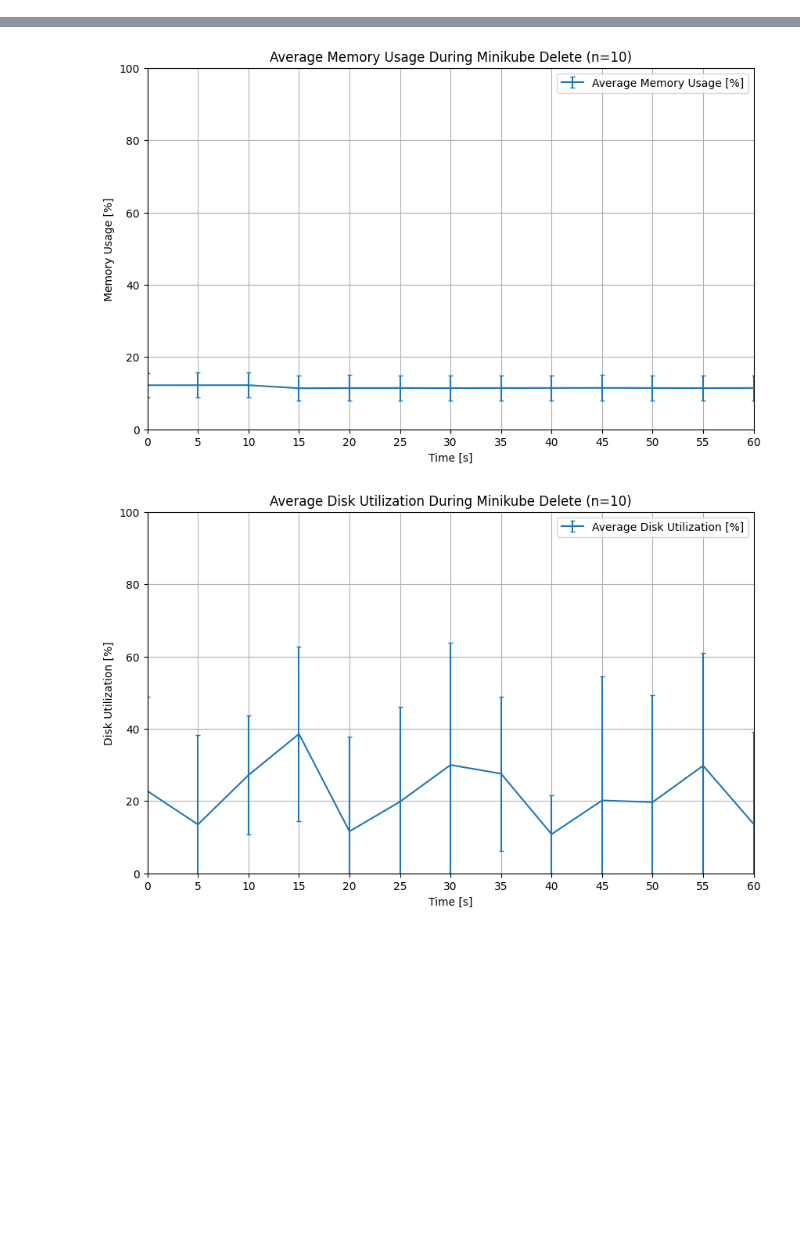
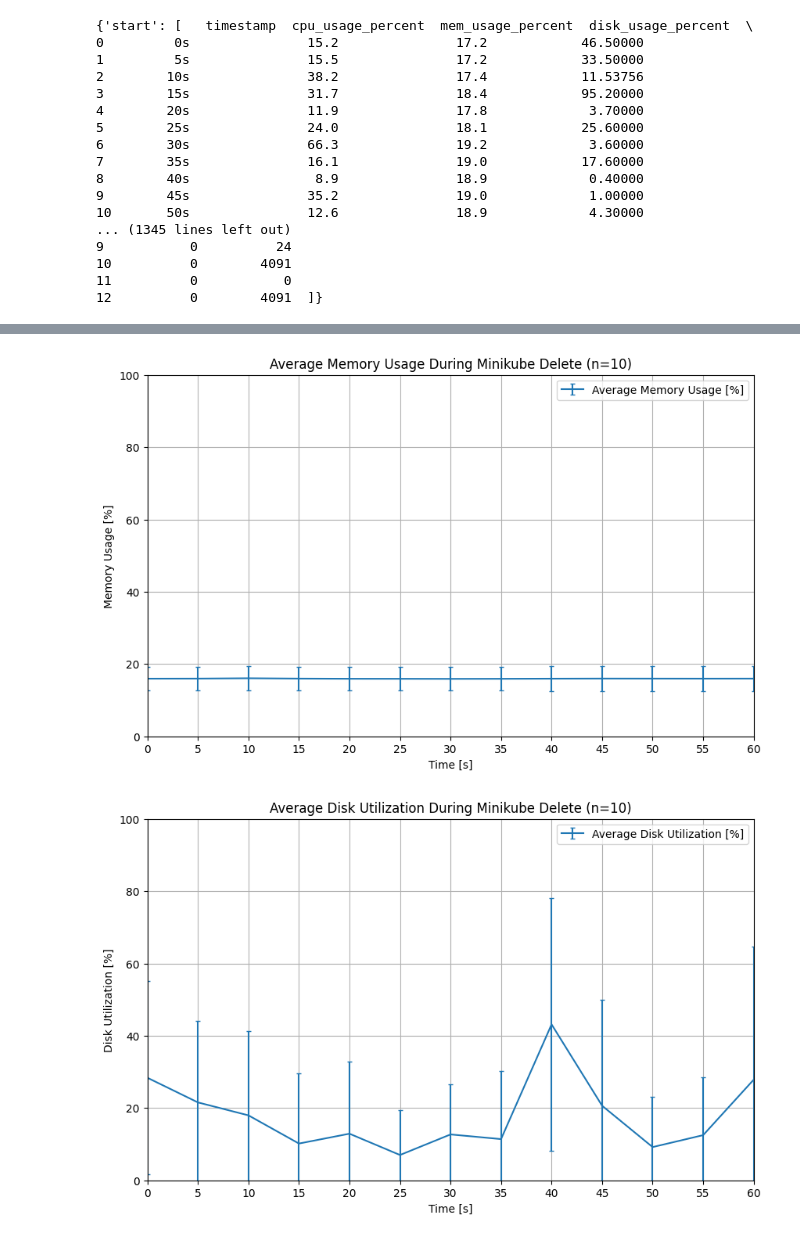
Before and after one commit to luszczewskakasia/IoT-database-webapp, a Jupyter notebook: display_metrics.ipynb, the cells around one changed output, grey strips where cells are left out. Drawn from its saved outputs; the diff is of its cells as text; code cells hidden in the pictures; blank space fills up the shorter version.

```diff
--- a/display_metrics.ipynb
+++ b/display_metrics.ipynb
@@ -3,10 +3,8 @@ import pandas as pd
 import matplotlib.pyplot as plt
 import numpy as np
 
-# Number of CSV files to process
 NUM_FILES = 10
 
-# Dictionary to store DataFrames for each phase
 phases_data = {
     'start': [],
     'deployment': [],
@@ -16,10 +14,12 @@ phases_data = {
 
 # Read all CSV files
 for i in range(1, NUM_FILES + 1):
-    phases_data['start'].append(pd.read_csv(f"k3s-cpu_mem/start_{i}.csv"))
-    phases_data['deployment'].append(pd.read_csv(f"k3s-cpu_mem/deployment_{i}.csv"))
-    phases_data['end'].append(pd.read_csv(f"k3s-cpu_mem/end_{i}.csv"))
-    phases_data['delete'].append(pd.read_csv(f"k3s-cpu_mem/delete_{i}.csv"))
+    phases_data['start'].append(pd.read_csv(f"minikube_cpu_mem_disk/start_{i}.csv"))
+    phases_data['deployment'].append(pd.read_csv(f"minikube_cpu_mem_disk/deployment_{i}.csv"))
+    phases_data['end'].append(pd.read_csv(f"minikube_cpu_mem_disk/end_{i}.csv"))
+    phases_data['delete'].append(pd.read_csv(f"minikube_cpu_mem_disk/delete_{i}.csv"))
+
+print(phases_data)
 
 # Calculate averages and standard deviations for each phase
 avg_metrics = {}
@@ -109,3 +109,20 @@ for phase, data in avg_metrics.items():
     plt.legend()
     plt.show()
 # %% [output]
+{'start': [   timestamp  cpu_usage_percent  mem_usage_percent  disk_usage_percent  \
+0         0s               15.2               17.2            46.50000
+1         5s               15.5               17.2            33.50000
+2        10s               38.2               17.4            11.53756
+3        15s               31.7               18.4            95.20000
+4        20s               11.9               17.8             3.70000
+5        25s               24.0               18.1            25.60000
+6        30s               66.3               19.2             3.60000
+7        35s               16.1               19.0            17.60000
+8        40s                8.9               18.9             0.40000
+9        45s               35.2               19.0             1.00000
+10       50s               12.6               18.9             4.30000
+... (1345 lines left out)
+9           0          24
+10          0        4091
+11          0           0
+12          0        4091  ]}
@@ -122,2 +139,2 @@ for phase, data in avg_metrics.items():
-[figure, old version]
+[figure, new version]
-[figure, old version]
+[figure, new version]
```
Also changed, not shown: parts of 7 cells of this notebook, 26 other files.
